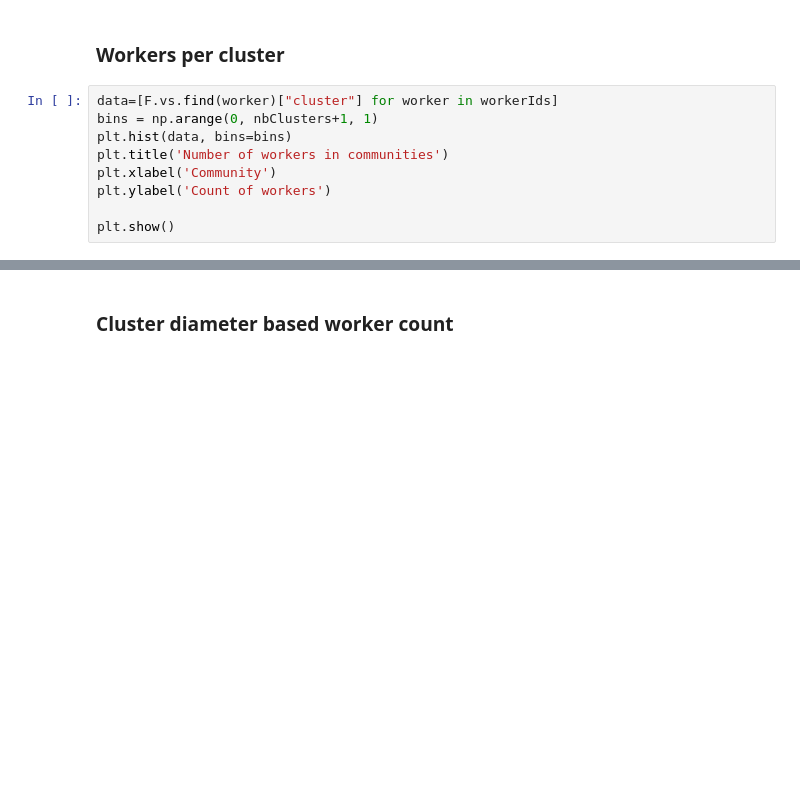
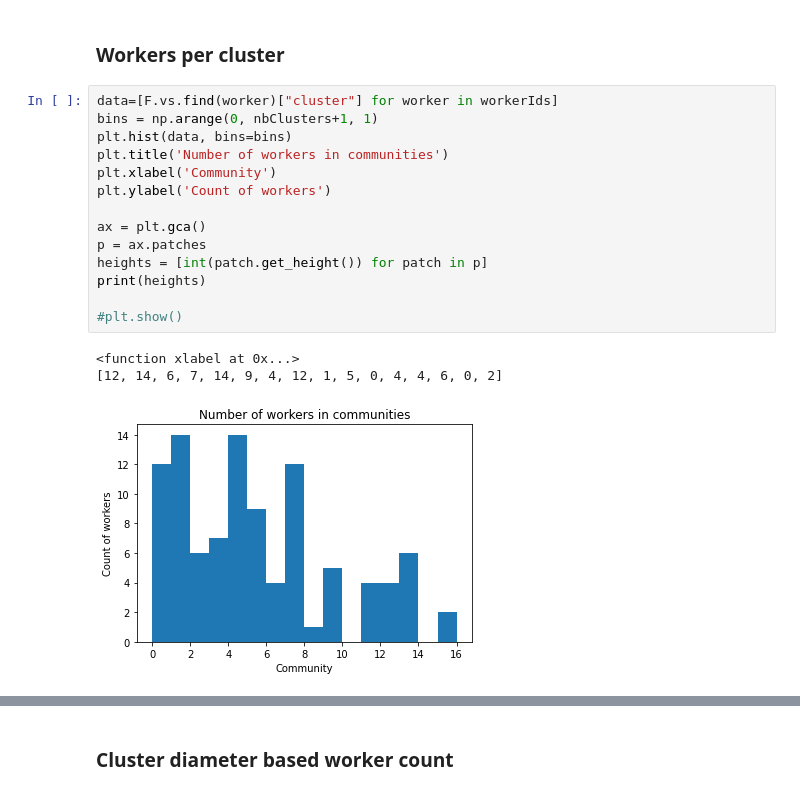
Before and after one commit to mbettinger/collusion-resistant-worker-set-selection, a Jupyter notebook: notebooks/graph_tests.ipynb, the cells around one changed output, grey strips where cells are left out. Drawn from its saved outputs; the diff is of its cells as text; blank space fills up the shorter version.

```diff
--- a/notebooks/graph_tests.ipynb
+++ b/notebooks/graph_tests.ipynb
@@ -172,9 +179,18 @@ plt.show()
 # %%
 data=[F.vs.find(worker)["cluster"] for worker in workerIds]
 bins = np.arange(0, nbClusters+1, 1)
 plt.hist(data, bins=bins)
 plt.title('Number of workers in communities')
 plt.xlabel('Community')
 plt.ylabel('Count of workers')
 
-plt.show()
+ax = plt.gca()
+p = ax.patches
+heights = [int(patch.get_height()) for patch in p]
+print(heights)
+
+#plt.show()
+# %% [output]
+<function xlabel at 0x...>
+[12, 14, 6, 7, 14, 9, 4, 12, 1, 5, 0, 4, 4, 6, 0, 2]
+[figure, added]
```
Also changed, not shown: parts of 12 cells of this notebook, 4 other files.
